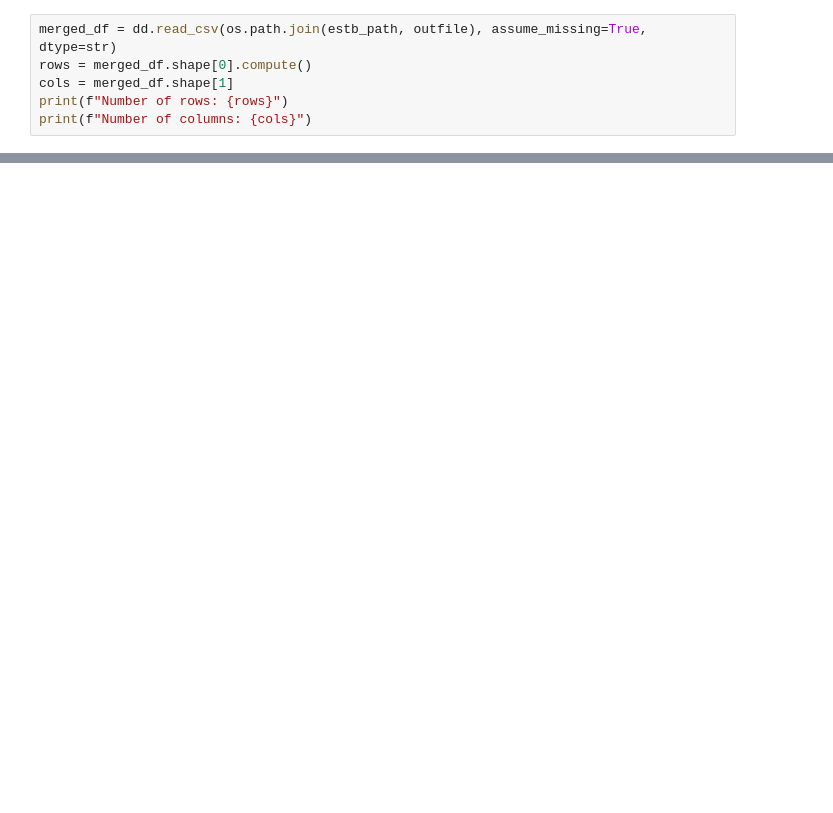
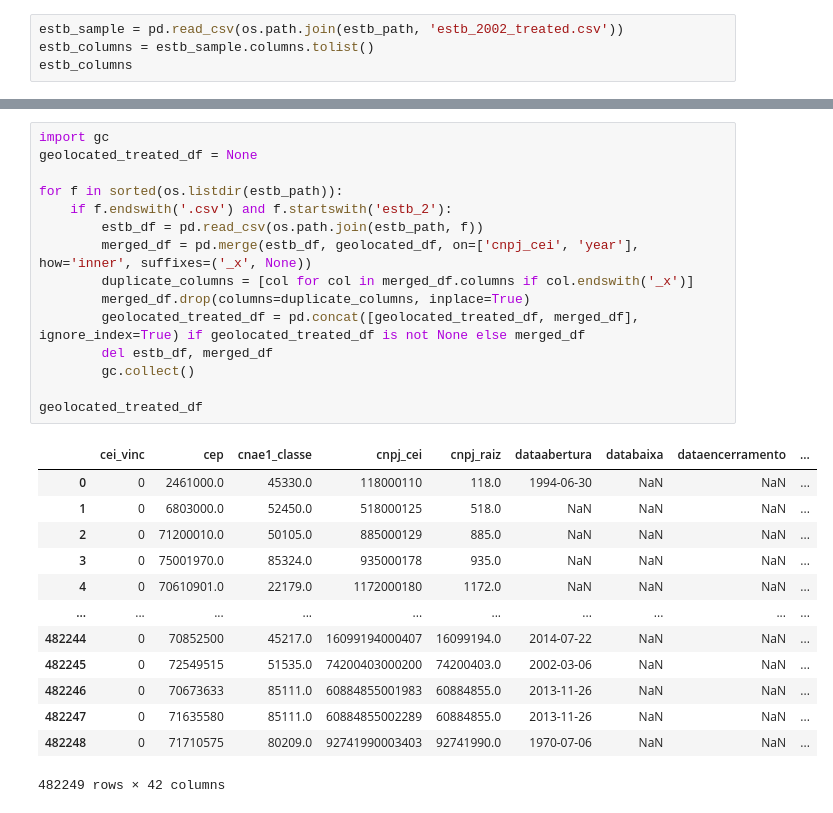
Before and after one commit to koacow/glob-s-RA, a Jupyter notebook: impact-of-disruptions-on-firms/merge_estb_treated.ipynb, the cells around one changed output, grey strips where cells are left out. Saved outputs shown, nothing was run; the diff lists cells and outputs as text; blank space fills up the shorter version.

```diff
--- a/impact-of-disruptions-on-firms/merge_estb_treated.ipynb
+++ b/impact-of-disruptions-on-firms/merge_estb_treated.ipynb
@@ -12,7 +26,5 @@ dfs.to_parque
 # %%
-merged_df = dd.read_csv(os.path.join(estb_path, outfile), assume_missing=True, dtype=str)
-rows = merged_df.shape[0].compute()
-cols = merged_df.shape[1]
-print(f"Number of rows: {rows}")
-print(f"Number of columns: {cols}")
+estb_sample = pd.read_csv(os.path.join(estb_path, 'estb_2002_treated.csv'))
+estb_columns = estb_sample.columns.tolist()
+estb_columns
 # %% [output]
@@ -19,0 +48,29 @@ Error:
+# %%
+import gc
+geolocated_treated_df = None
+
+for f in sorted(os.listdir(estb_path)):
+    if f.endswith('.csv') and f.startswith('estb_2'):
+        estb_df = pd.read_csv(os.path.join(estb_path, f))
+        merged_df = pd.merge(estb_df, geolocated_df, on=['cnpj_cei', 'year'], how='inner', suffixes=('_x', None))
+        duplicate_columns = [col for col in merged_df.columns if col.endswith('_x')]
+        merged_df.drop(columns=duplicate_columns, inplace=True)
+        geolocated_treated_df = pd.concat([geolocated_treated_df, merged_df], ignore_index=True) if geolocated_treated_df is not None else merged_df
+        del estb_df, merged_df
+        gc.collect()
+
+geolocated_treated_df
+# %% [output]
+|  | cei_vinc | cep | cnae1_classe | cnpj_cei | cnpj_raiz | dataabertura | databaixa | dataencerramento | ... |
+| 0 | 0 | 2461000.0 | 45330.0 | 118000110 | 118.0 | 1994-06-30 | NaN | NaN | ... |
+| 1 | 0 | 6803000.0 | 52450.0 | 518000125 | 518.0 | NaN | NaN | NaN | ... |
+| 2 | 0 | 71200010.0 | 50105.0 | 885000129 | 885.0 | NaN | NaN | NaN | ... |
+| 3 | 0 | 75001970.0 | 85324.0 | 935000178 | 935.0 | NaN | NaN | NaN | ... |
+| 4 | 0 | 70610901.0 | 22179.0 | 1172000180 | 1172.0 | NaN | NaN | NaN | ... |
+| ... | ... | ... | ... | ... | ... | ... | ... | ... | ... |
+| 482244 | 0 | 70852500 | 45217.0 | 16099194000407 | 16099194.0 | 2014-07-22 | NaN | NaN | ... |
+| 482245 | 0 | 72549515 | 51535.0 | 74200403000200 | 74200403.0 | 2002-03-06 | NaN | NaN | ... |
+| 482246 | 0 | 70673633 | 85111.0 | 60884855001983 | 60884855.0 | 2013-11-26 | NaN | NaN | ... |
+| 482247 | 0 | 71635580 | 85111.0 | 60884855002289 | 60884855.0 | 2013-11-26 | NaN | NaN | ... |
+| 482248 | 0 | 71710575 | 80209.0 | 92741990003403 | 92741990.0 | 1970-07-06 | NaN | NaN | ... |
+482249 rows × 42 columns
```
Also changed, not shown: parts of 9 cells of this notebook.
